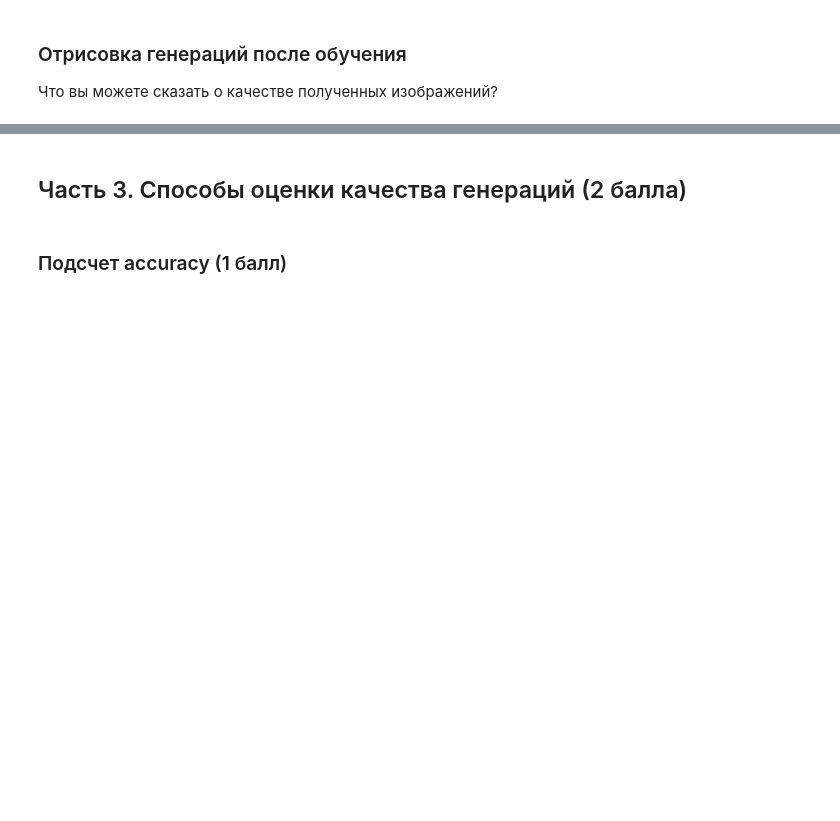
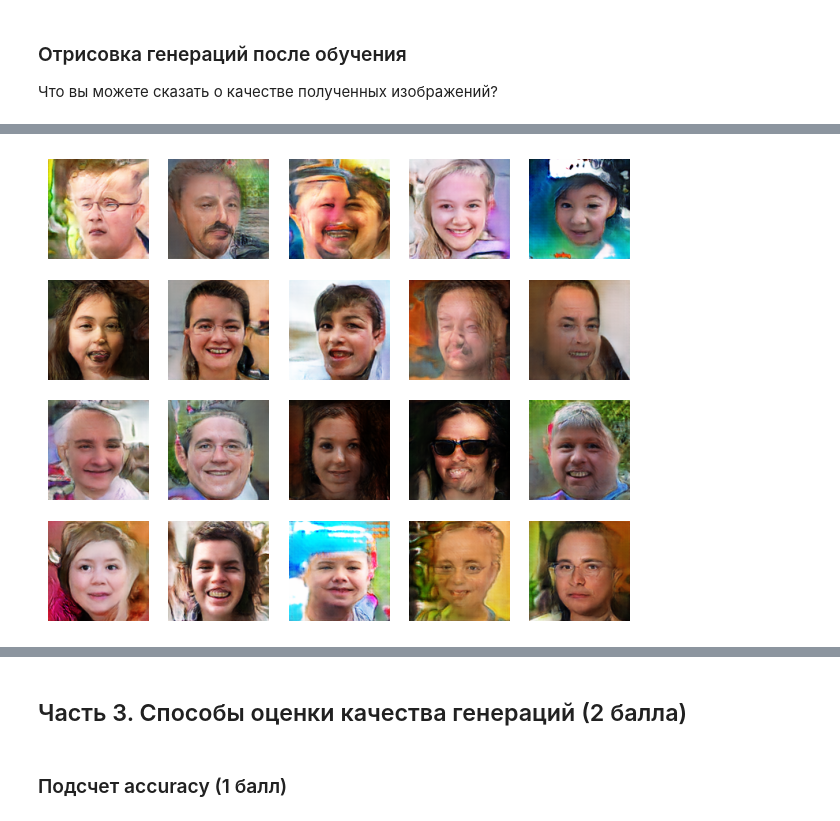
Before and after one commit to Figishe/DeepLearningSchool_part_1_ml_cv, a Jupyter notebook: week_11_GANs/Homework/WGAN_GP_hw_v2.ipynb, the cells around one changed output, grey strips where cells are left out. Cells and saved outputs as stored; diff of their text form; code cells hidden in the pictures; blank space fills up the shorter version.

```diff
--- a/week_11_GANs/Homework/WGAN_GP_hw_v2.ipynb
+++ b/week_11_GANs/Homework/WGAN_GP_hw_v2.ipynb
@@ -706,15 +681,33 @@ trainer.fit(lit_model, dataloader)
 
 Что вы можете сказать о качестве полученных изображений?
 # %%
-def show_images(generated):
-  fig, axes = plt.subplots(1, len(generated))
+import math
 
-  for i, tensor in enumerate(generated):
-    ax = axes[i]
-    tensor = tensor.detach().cpu()
-    tensor_img = (tensor + 1) / 2
-    tensor_img = tensor_img.clamp(0, 1)
-    tensor_img = tensor_img.permute(1, 2, 0)
+def show_images(generated, rows=None, cols=None):
+    n = len(generated)
 
-    ax.imshow(tensor_img)
-    ax.axis("off")
+    if rows is None or cols is None:
+        cols = math.ceil(math.sqrt(n))
+        rows = math.ceil(n / cols)
+
+    fig, axes = plt.subplots(rows, cols, figsize=(cols*1.5, rows*1.5))
+    axes = axes.flatten()
+
+    for i, tensor in enumerate(generated):
+        ax = axes[i]
+        tensor = tensor.detach().cpu()
+        tensor_img = (tensor + 1) / 2
+        tensor_img = tensor_img.clamp(0, 1)
+        tensor_img = tensor_img.permute(1, 2, 0)
+        ax.imshow(tensor_img)
+        ax.axis("off")
+
+    for j in range(i+1, len(axes)):
+        axes[j].axis("off")
+
+    plt.show()
+# %%
+best_wgan = LitWGanModel.load_from_checkpoint(
+    'checkpoints/WGAN/v24_ffhq/WGAN-epoch=049.ckpt',
+    map_location=DEVICE,
+)
@@ -721,13 +716,10 @@ def show_images(generated):
 # %%
-best_wgan = LitWGanModel.load_from_checkpoint(
-    'checkpoints/WGAN/v11_128chX2_256L_upsample-nn/WGAN-epoch=065.ckpt',
-    map_location=DEVICE,
-)
-
-n_images = 6
+n_images = 20
 
 fixed_latent = torch.randn(n_images, latent_size, device=DEVICE)
 best_wgan.generator.eval()
 fake_images = best_wgan.generator(fixed_latent)
 
 show_images(fake_images)
+# %% [output]
+[figure, added]
```
Also changed, not shown: parts of 16 cells of this notebook.
